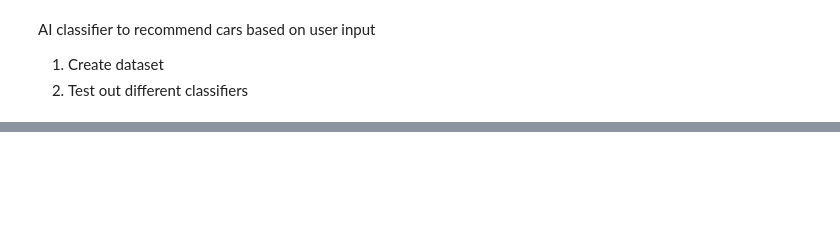
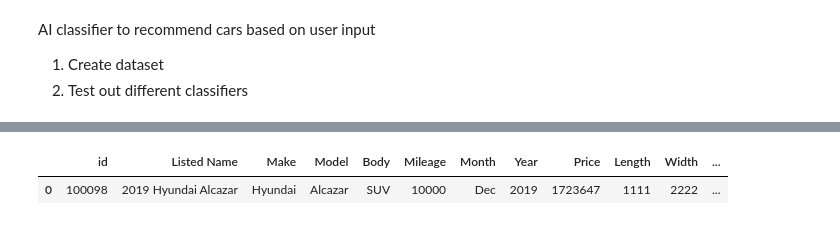
Before and after one commit to zafe312/car_recommender, a Jupyter notebook: car_recommender.ipynb, the cells around one changed output, grey strips where cells are left out. Cells and saved outputs as stored; diff of their text form; code cells hidden in the pictures; blank space fills up the shorter version.

```diff
--- a/car_recommender.ipynb
+++ b/car_recommender.ipynb
@@ -29,0 +96,7 @@ df.insert?
+# %%
+df = pd.DataFrame(np.insert(df.values, 0, values=car1, axis=0))
+df.columns = columns
+df
+# %% [output]
+|  | id | Listed Name | Make | Model | Body | Mileage | Month | Year | Price | Length | Width | ... |
+| 0 | 100098 | 2019 Hyundai Alcazar | Hyundai | Alcazar | SUV | 10000 | Dec | 2019 | 1723647 | 1111 | 2222 | ... |
```
Also changed, not shown: parts of 6 cells of this notebook.
